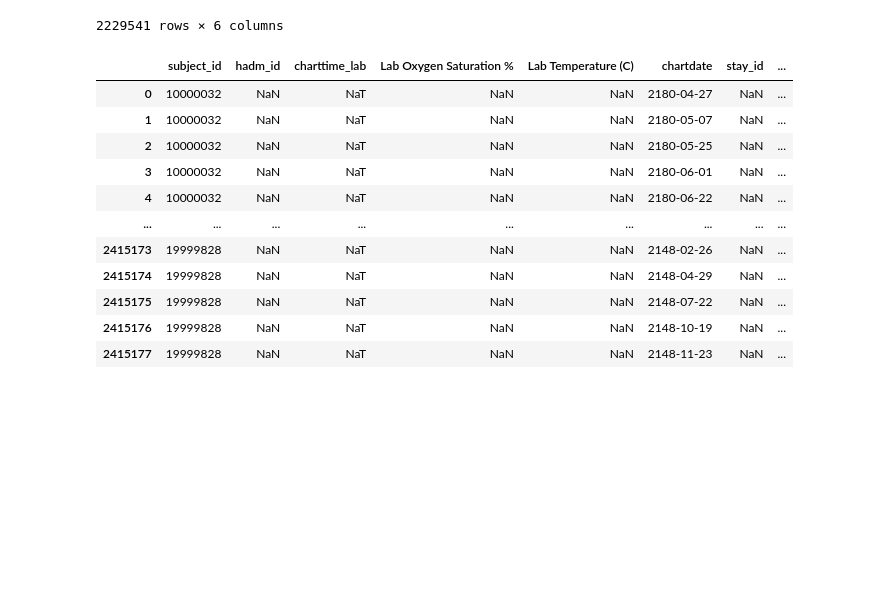
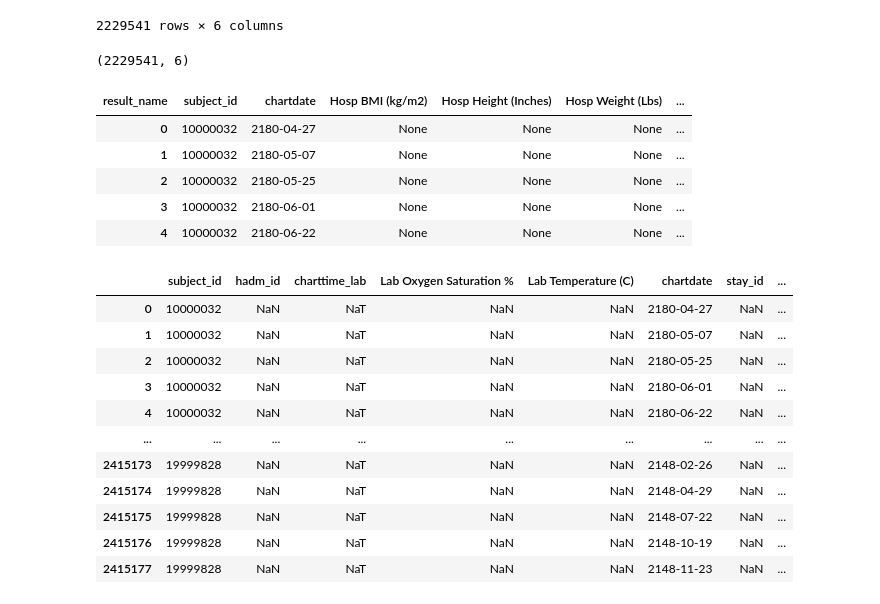
Before and after one commit to brandonng2/CardioTwin, a Jupyter notebook: notebooks/vitals_preprocessing.ipynb, the cells around one changed output. Cells and saved outputs as stored; diff of their text form; code cells hidden in the pictures; blank space fills up the shorter version.

```diff
--- a/notebooks/vitals_preprocessing.ipynb
+++ b/notebooks/vitals_preprocessing.ipynb
@@ -150,7 +158,17 @@ omr_cleaned
 # %%
 from preprocessing.vitals_preprocessing import preprocess_omr
 
-omr_data = preprocess_omr(in_dir)
+omr_data = preprocess_omr(in_dir, config)
+print(omr_data.shape)
+omr_data.head(5)
+# %% [output]
+(2229541, 6)
+| result_name | subject_id | chartdate | Hosp BMI (kg/m2) | Hosp Height (Inches) | Hosp Weight (Lbs) | ... |
+| 0 | 10000032 | 2180-04-27 | None | None | None | ... |
+| 1 | 10000032 | 2180-05-07 | None | None | None | ... |
+| 2 | 10000032 | 2180-05-25 | None | None | None | ... |
+| 3 | 10000032 | 2180-06-01 | None | None | None | ... |
+| 4 | 10000032 | 2180-06-22 | None | None | None | ... |
 # %%
 # First, make sure time columns exist
 omr_cleaned['chartdate'] = pd.to_datetime(omr_cleaned['chartdate'])
```
Also changed, not shown: parts of 4 cells of this notebook, 4 other files.
